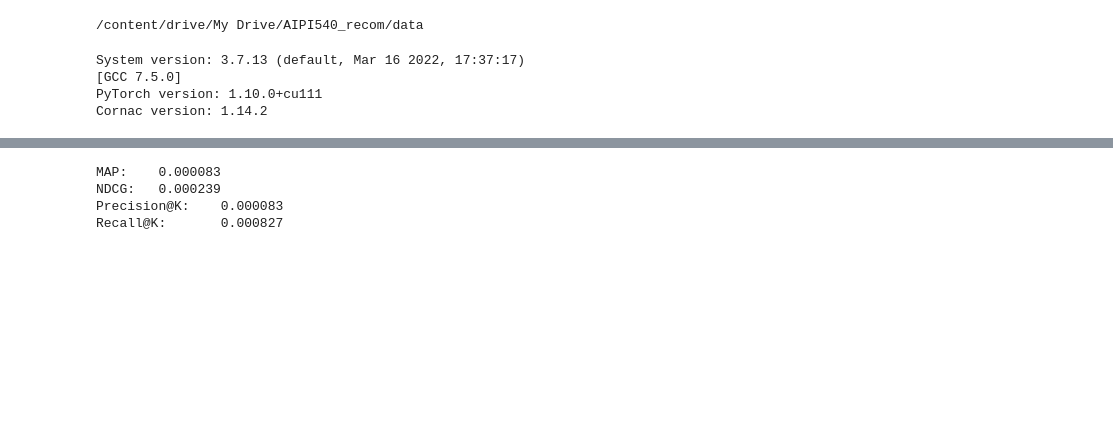
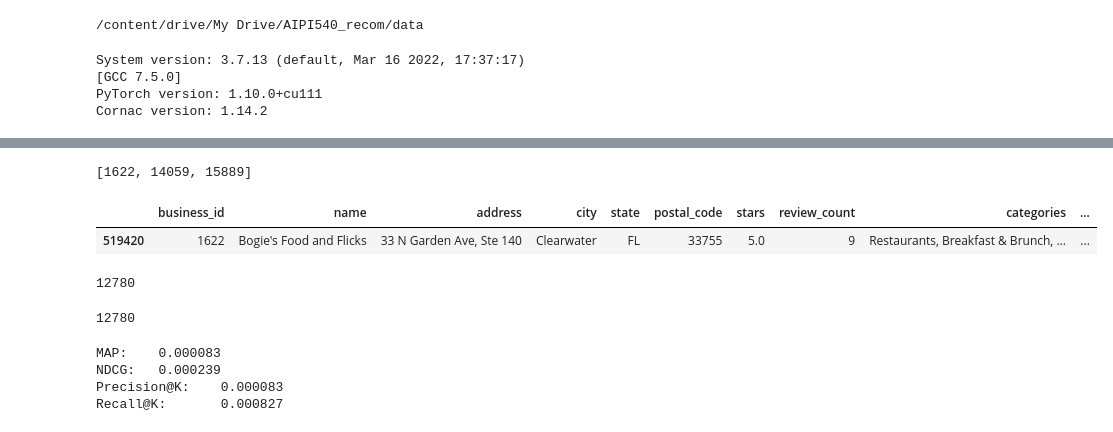
Before and after one commit to Buuuuli/AIPI540_recommendation, a Jupyter notebook: DL_model.ipynb, the cells around one changed output, grey strips where cells are left out. Cells and saved outputs as stored; diff of their text form; code cells hidden in the pictures; blank space fills up the shorter version.

```diff
--- a/DL_model.ipynb
+++ b/DL_model.ipynb
@@ -142,3 +146,26 @@ all_predictions
+# %%
+t = all_predictions.loc[(all_predictions['userID'] == 1934)]
+# %%
+m = t.sort_values(by=['prediction'], ascending=False)
+# %%
+j = m.iloc[:3]['itemID'].tolist()
+# %%
+j
+# %% [output]
+[1622, 14059, 15889]
+# %%
+data_encoded.loc[data_encoded['business_id'].isin(j)]
+# %% [output]
+|  | business_id | name | address | city | state | postal_code | stars | review_count | categories | ... |
+| 519420 | 1622 | Bogie's Food and Flicks | 33 N Garden Ave, Ste 140 | Clearwater | FL | 33755 | 5.0 | 9 | Restaurants, Breakfast & Brunch, ... | ... |
+# %%
+all_predictions.loc[all_predictions.userID == 2749, 'userID'].count()
+# %% [output]
+12780
+# %%
+all_predictions.loc[all_predictions.userID == 2749, 'itemID'].count()
+# %% [output]
+12780
 # %%
 eval_map = map_at_k(test, all_predictions, col_prediction='prediction', k=TOP_K)
 eval_ndcg = ndcg_at_k(test, all_predictions, col_prediction='prediction', k=TOP_K)
```
Also changed, not shown: parts of 8 cells of this notebook.
